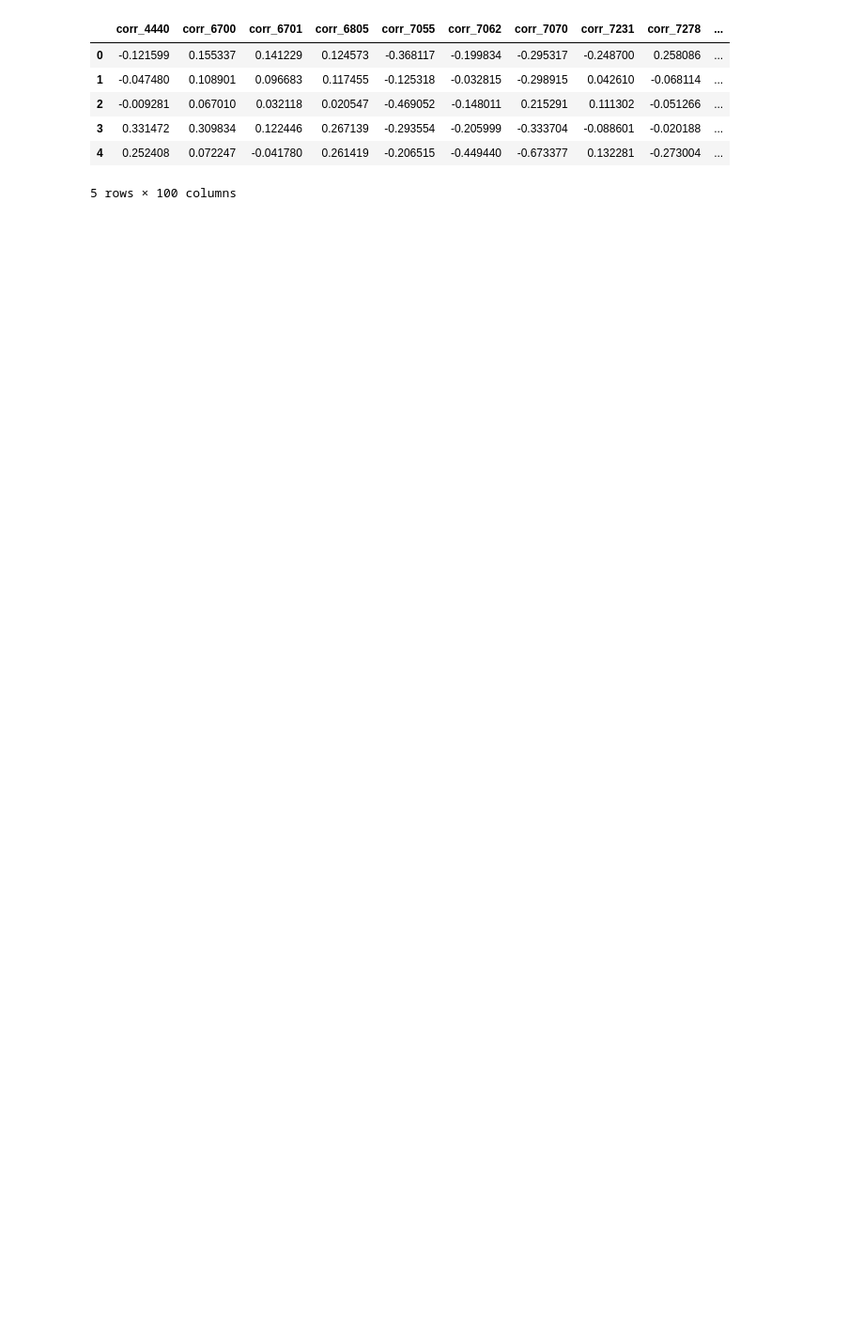
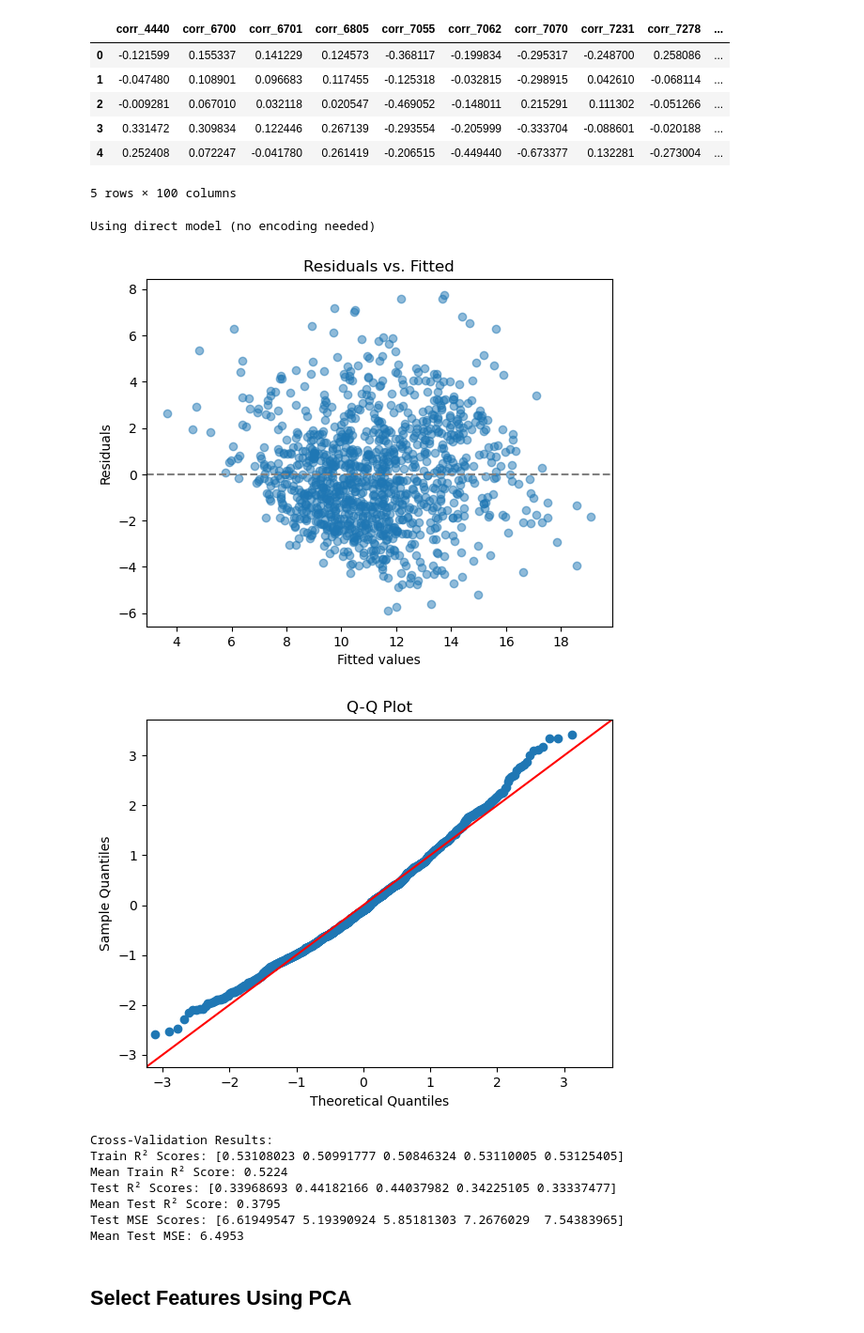
Before and after one commit to yshgboop/WiDS-Project, a Jupyter notebook: modeling.ipynb, the cells around one changed output. Shown at 94% size. Drawn from its saved outputs; the diff is of its cells as text; code cells hidden in the pictures; blank space fills up the shorter version.

```diff
--- a/modeling.ipynb
+++ b/modeling.ipynb
@@ -57,3 +100,21 @@ features_reduced.head()
 | 3 | 0.331472 | 0.309834 | 0.122446 | 0.267139 | -0.293554 | -0.205999 | -0.333704 | -0.088601 | -0.020188 | ... |
 | 4 | 0.252408 | 0.072247 | -0.041780 | 0.261419 | -0.206515 | -0.449440 | -0.673377 | 0.132281 | -0.273004 | ... |
 5 rows × 100 columns
+# %%
+X = features_reduced.drop(['age'], axis=1)
+y = features_reduced['age']
+
+evaluate_regression_model(X, y)
+# %% [output]
+Using direct model (no encoding needed)
+[figure, added]
+[figure, added]
+Cross-Validation Results:
+Train R² Scores: [0.53108023 0.50991777 0.50846324 0.53110005 0.53125405]
+Mean Train R² Score: 0.5224
+Test R² Scores: [0.33968693 0.44182166 0.44037982 0.34225105 0.33337477]
+Mean Test R² Score: 0.3795
+Test MSE Scores: [6.61949547 5.19390924 5.85181303 7.2676029  7.54383965]
+Mean Test MSE: 6.4953
+# %% [markdown]
+## Select Features Using PCA
```
Also changed, not shown: parts of 28 cells of this notebook, 4 other files.
